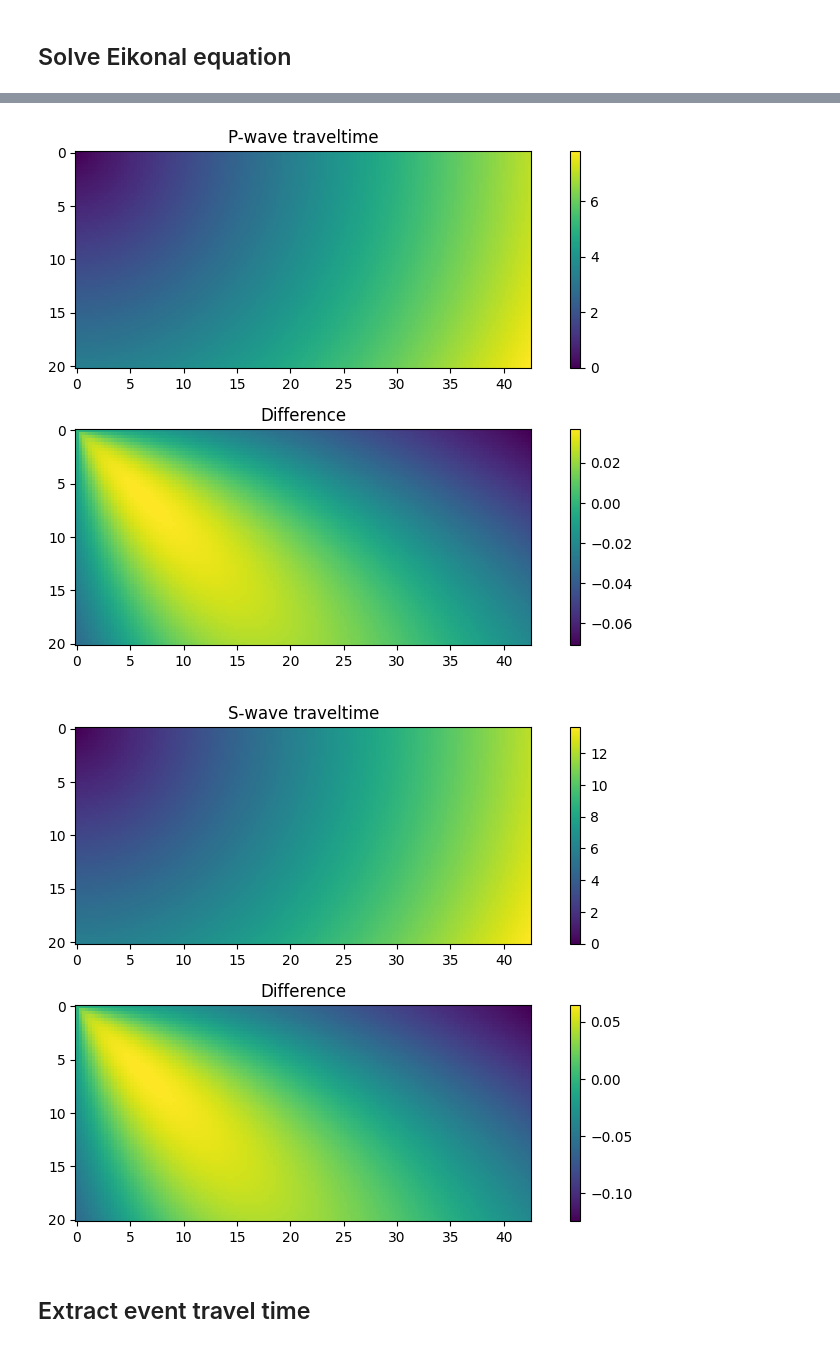
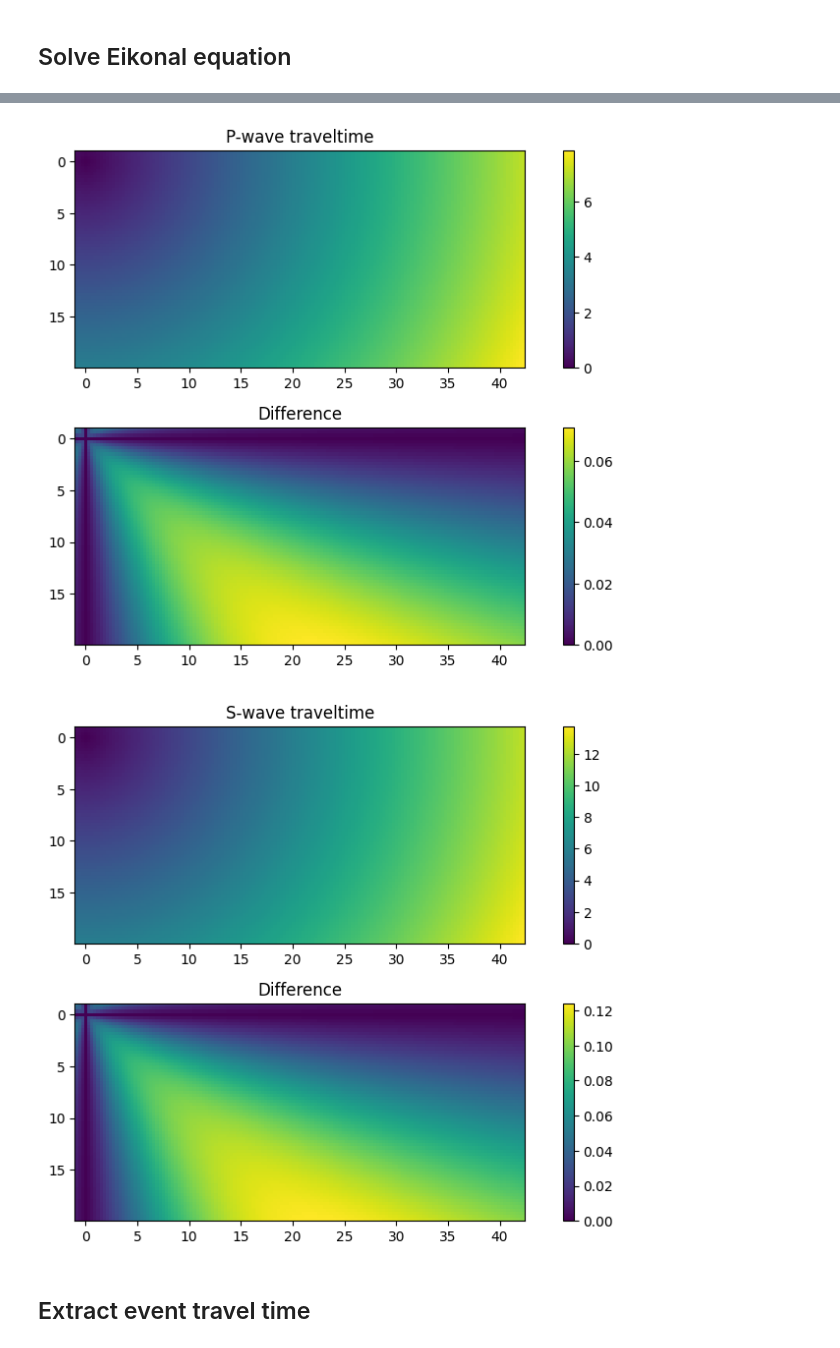
Before and after one commit to AI4EPS/homepage, a Jupyter notebook: classes/seismology/docs/earthquake/travel_time.ipynb, the cells around one changed output, grey strips where cells are left out. Saved outputs shown, nothing was run; the diff lists cells and outputs as text; code cells hidden in the pictures.

```diff
--- a/classes/seismology/docs/earthquake/travel_time.ipynb
+++ b/classes/seismology/docs/earthquake/travel_time.ipynb
@@ -116,25 +116,24 @@ xlim = [0, 30]
 ylim = [0, 30]
 zlim = [0, 20]  ## depth
 h = 0.3
+edge_grids = 3
 
 rlim = [0, ((xlim[1] - xlim[0]) ** 2 + (ylim[1] - ylim[0]) ** 2) ** 0.5]
 
-rx = np.linspace(rlim[0], rlim[1], round((rlim[1]-rlim[0])/h))
-zx = np.linspace(zlim[0], zlim[1], round((zlim[1]-zlim[0])/h))
+rx = np.arange(rlim[0]-edge_grids*h, rlim[1], h)
+zx = np.arange(zlim[0]-edge_grids*h, zlim[1], h)
 m = len(rx)
 n = len(zx)
-dr = h
-dz = h
 
 vp = np.ones((m, n)) * 6.0
 vs = np.ones((m, n)) * (6.0 / 1.75)
 
 up = 1000 * np.ones((m, n))
-up[0, 0] = 0.0
+up[edge_grids, edge_grids] = 0.0
 up = eikonal_solve(up, vp, h)
 
 us = 1000 * np.ones((m, n))
-us[0, 0] = 0.0
+us[edge_grids, edge_grids] = 0.0
 us = eikonal_solve(us, vs, h)
 
 ############################## Check eikonal ##################################
@@ -149,35 +148,35 @@ axes[0,0].invert_yaxis()
 axes[0,0].set_title("P-wave traveltime")
 fig.colorbar(im0, ax=axes[0,0])
 
 im1 = axes[1,0].pcolormesh(rx, zx, (up - up_true).T)
 axes[1,0].axis("scaled")
 axes[1,0].invert_yaxis()
 axes[1,0].set_title("Difference")
 fig.colorbar(im1, ax=axes[1,0])
 plt.tight_layout()
 fig.savefig("test_vp.png")
 
 fig, axes = plt.subplots(2, 1, squeeze=False, figsize=(8, 6 * n / m * 2))
 im0 = axes[0,0].pcolormesh(rx, zx, us.T)
 axes[0,0].axis("scaled")
 axes[0,0].invert_yaxis()
 axes[0,0].set_title("S-wave traveltime")
 fig.colorbar(im0, ax=axes[0,0])
 
 im1 = axes[1,0].pcolormesh(rx, zx, (us - us_true).T)
 axes[1,0].axis("scaled")
 axes[1,0].invert_yaxis()
 axes[1,0].set_title("Difference")
 fig.colorbar(im1, ax=axes[1,0])
 plt.tight_layout()
 fig.savefig("test_vs.png")
 # %% [output]
 Iteration 0, Error = 999.95
 Iteration 1, Error = 0.0
 Iteration 0, Error = 999.9125
 Iteration 1, Error = 0.0
-[figure, old version]
+[figure, new version]
-[figure, old version]
+[figure, new version]
 # %% [markdown]
 ## Extract event travel time
 # %%
```
Also changed, not shown: parts of 2 cells of this notebook.
